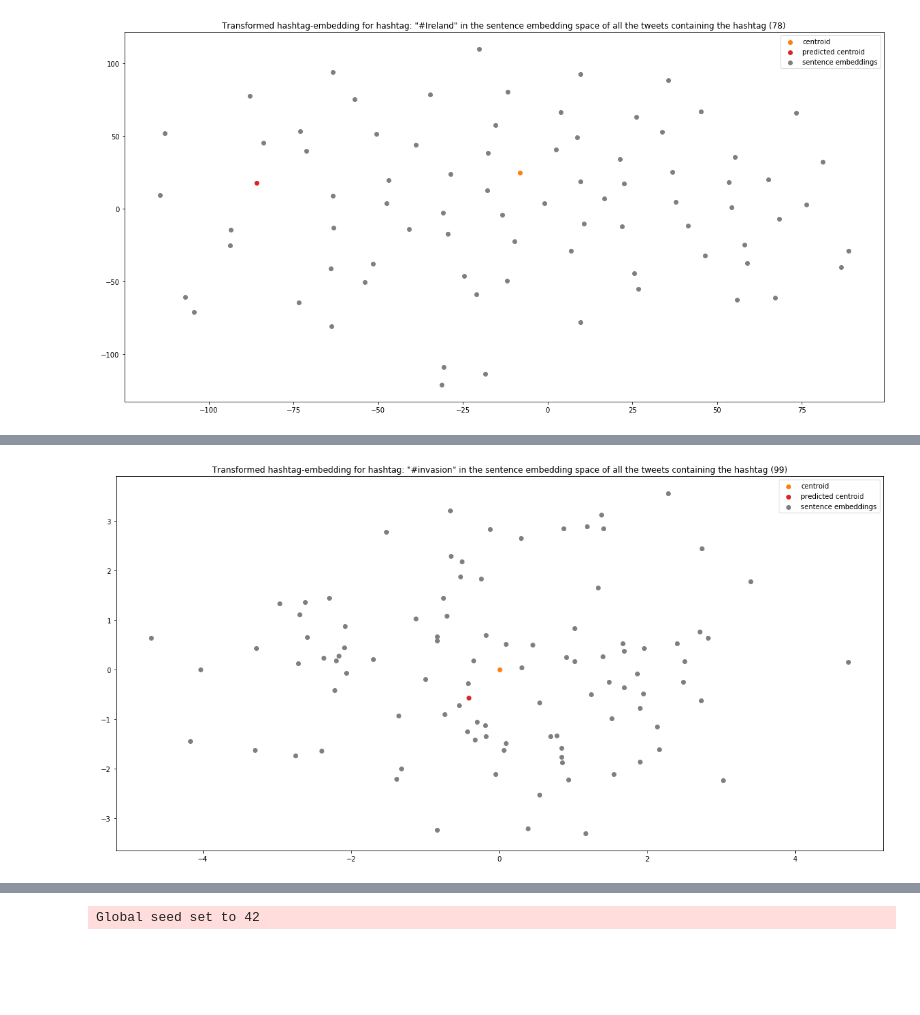
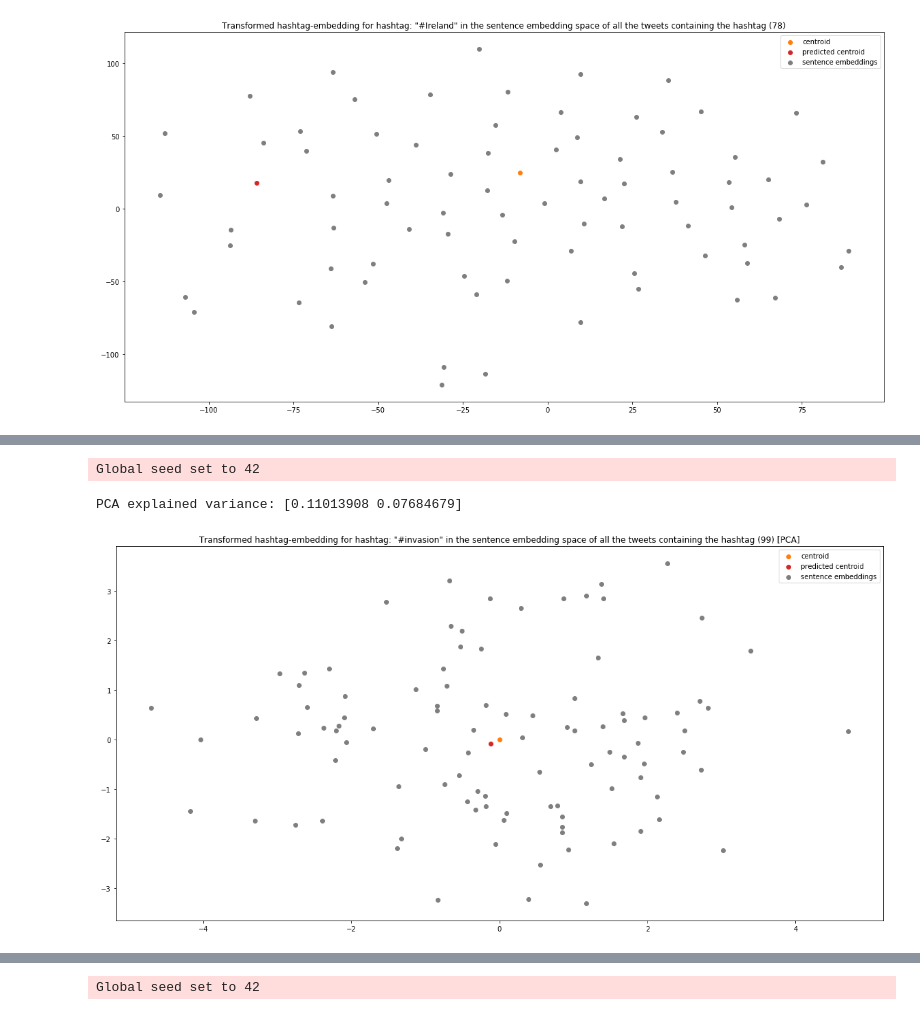
Before and after one commit to danielmuellerdev/HASHET, a Jupyter notebook: visualize_data.ipynb, the cells around one changed output, grey strips where cells are left out. Saved outputs shown, nothing was run; the diff lists cells and outputs as text; code cells hidden in the pictures; blank space fills up the shorter version.

```diff
--- a/visualize_data.ipynb
+++ b/visualize_data.ipynb
@@ -314,8 +420,10 @@ hashtag_analyzer.plot_a_hashtag('#PancakeDay', sent_emb_model)
 # %%
 pl.seed_everything(42)
-hashtag_analyzer.plot_a_hashtag('#invasion', sent_emb_model)
+hashtag_analyzer.plot_a_hashtag('#invasion', sent_emb_model, dim_reduction_mode=HashtagAnalyzer.DimensionReductionMode.PCA)
 # %% [output]
+Global seed set to 42
+PCA explained variance: [0.11013908 0.07684679]
-[figure, old version]
+[figure, new version]
 # %%
 pl.seed_everything(42)
 hashtag_analyzer.plot_sentence_embeddings_vs_centroids(data_module, sent_emb_model)
```
Also changed, not shown: parts of 16 cells of this notebook.
